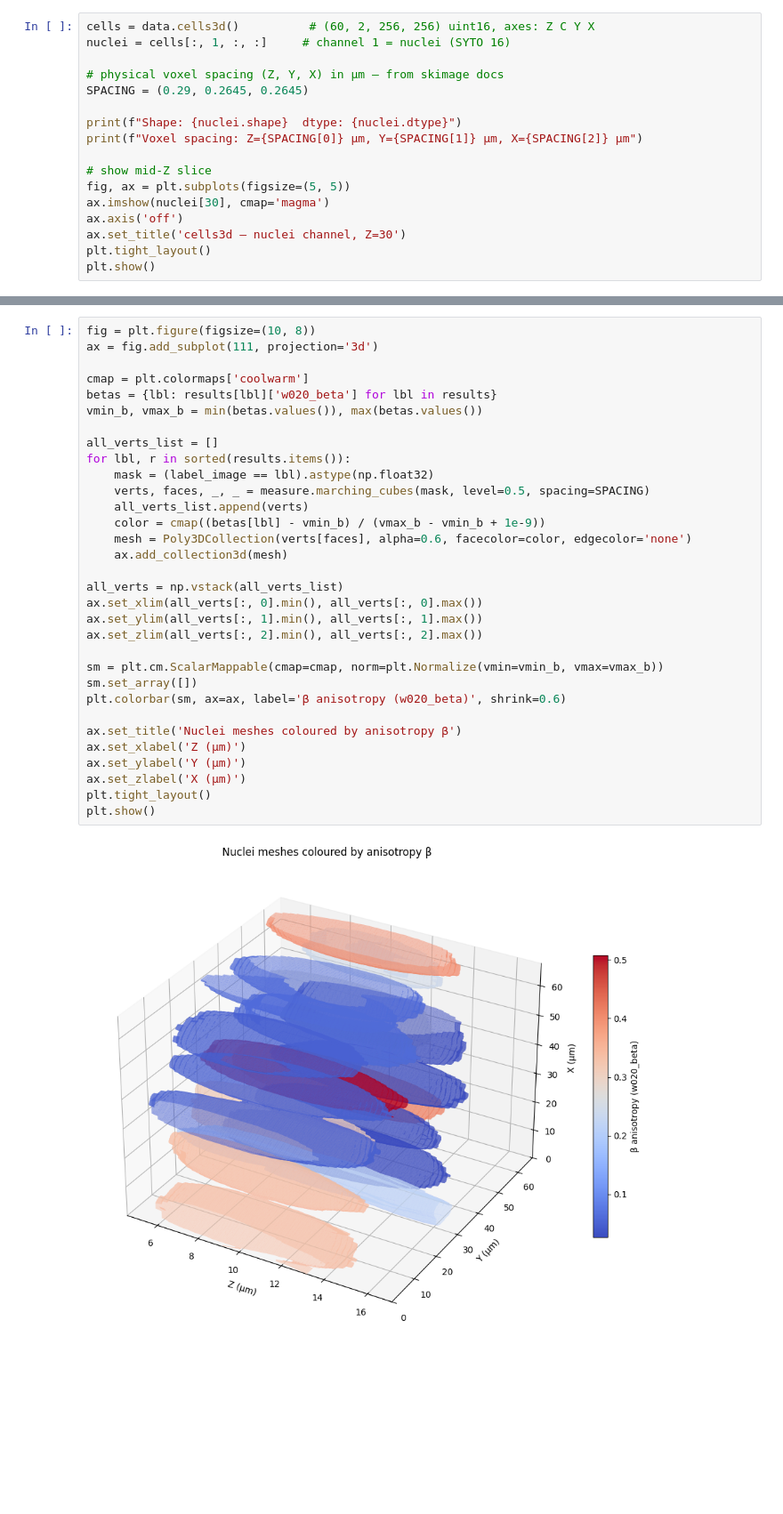
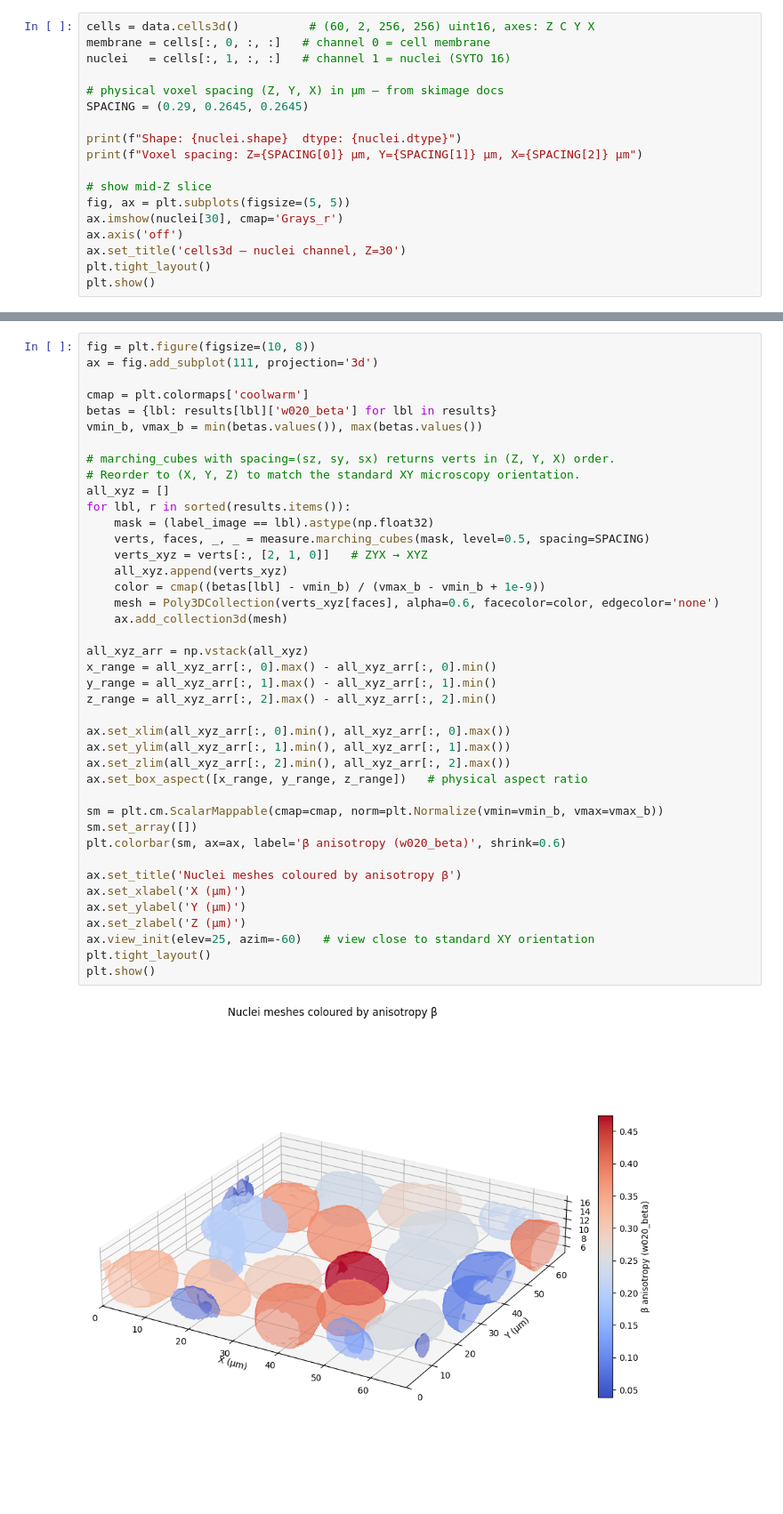
Before and after one commit to Ishihara-SynthMorph/pykarambola, a Jupyter notebook: examples/segmentation_to_tensors.ipynb, the cells around one changed output, grey strips where cells are left out. Shown at 89% size. Drawn from its saved outputs; the diff is of its cells as text; blank space fills up the shorter version.

```diff
--- a/examples/segmentation_to_tensors.ipynb
+++ b/examples/segmentation_to_tensors.ipynb
@@ -17,7 +19,8 @@ from sklearn.cluster import KMeans
 import pykarambola as pk
 # %%
 cells = data.cells3d()          # (60, 2, 256, 256) uint16, axes: Z C Y X
-nuclei = cells[:, 1, :, :]     # channel 1 = nuclei (SYTO 16)
+membrane = cells[:, 0, :, :]   # channel 0 = cell membrane
+nuclei   = cells[:, 1, :, :]   # channel 1 = nuclei (SYTO 16)
 
 # physical voxel spacing (Z, Y, X) in µm — from skimage docs
 SPACING = (0.29, 0.2645, 0.2645)
@@ -27,7 +30,7 @@ print(f"Voxel spacing: Z={SPACING[0]} µm, Y={SPACING[1]} µm, X={SPACING[2]} µ
 
 # show mid-Z slice
 fig, ax = plt.subplots(figsize=(5, 5))
-ax.imshow(nuclei[30], cmap='magma')
+ax.imshow(nuclei[30], cmap='Grays_r')
 ax.axis('off')
 ax.set_title('cells3d — nuclei channel, Z=30')
 plt.tight_layout()
@@ -107,37 +185,46 @@ Each nucleus is reconstructed as a triangulated surface mesh using marching cube
 # %%
 fig = plt.figure(figsize=(10, 8))
 ax = fig.add_subplot(111, projection='3d')
 
 cmap = plt.colormaps['coolwarm']
 betas = {lbl: results[lbl]['w020_beta'] for lbl in results}
 vmin_b, vmax_b = min(betas.values()), max(betas.values())
 
-all_verts_list = []
+# marching_cubes with spacing=(sz, sy, sx) returns verts in (Z, Y, X) order.
+# Reorder to (X, Y, Z) to match the standard XY microscopy orientation.
+all_xyz = []
 for lbl, r in sorted(results.items()):
     mask = (label_image == lbl).astype(np.float32)
     verts, faces, _, _ = measure.marching_cubes(mask, level=0.5, spacing=SPACING)
-    all_verts_list.append(verts)
+    verts_xyz = verts[:, [2, 1, 0]]   # ZYX → XYZ
+    all_xyz.append(verts_xyz)
     color = cmap((betas[lbl] - vmin_b) / (vmax_b - vmin_b + 1e-9))
-    mesh = Poly3DCollection(verts[faces], alpha=0.6, facecolor=color, edgecolor='none')
+    mesh = Poly3DCollection(verts_xyz[faces], alpha=0.6, facecolor=color, edgecolor='none')
     ax.add_collection3d(mesh)
 
-all_verts = np.vstack(all_verts_list)
-ax.set_xlim(all_verts[:, 0].min(), all_verts[:, 0].max())
-ax.set_ylim(all_verts[:, 1].min(), all_verts[:, 1].max())
-ax.set_zlim(all_verts[:, 2].min(), all_verts[:, 2].max())
+all_xyz_arr = np.vstack(all_xyz)
+x_range = all_xyz_arr[:, 0].max() - all_xyz_arr[:, 0].min()
+y_range = all_xyz_arr[:, 1].max() - all_xyz_arr[:, 1].min()
+z_range = all_xyz_arr[:, 2].max() - all_xyz_arr[:, 2].min()
+
+ax.set_xlim(all_xyz_arr[:, 0].min(), all_xyz_arr[:, 0].max())
+ax.set_ylim(all_xyz_arr[:, 1].min(), all_xyz_arr[:, 1].max())
+ax.set_zlim(all_xyz_arr[:, 2].min(), all_xyz_arr[:, 2].max())
+ax.set_box_aspect([x_range, y_range, z_range])   # physical aspect ratio
 
 sm = plt.cm.ScalarMappable(cmap=cmap, norm=plt.Normalize(vmin=vmin_b, vmax=vmax_b))
 sm.set_array([])
 plt.colorbar(sm, ax=ax, label='β anisotropy (w020_beta)', shrink=0.6)
 
 ax.set_title('Nuclei meshes coloured by anisotropy β')
-ax.set_xlabel('Z (µm)')
+ax.set_xlabel('X (µm)')
 ax.set_ylabel('Y (µm)')
-ax.set_zlabel('X (µm)')
+ax.set_zlabel('Z (µm)')
+ax.view_init(elev=25, azim=-60)   # view close to standard XY orientation
 plt.tight_layout()
 plt.show()
 # %% [output]
-[figure, old version]
+[figure, new version]
 # %% [markdown]
 ## PCA + Clustering
 
```
Also changed, not shown: parts of 16 cells of this notebook, 1 other file.
